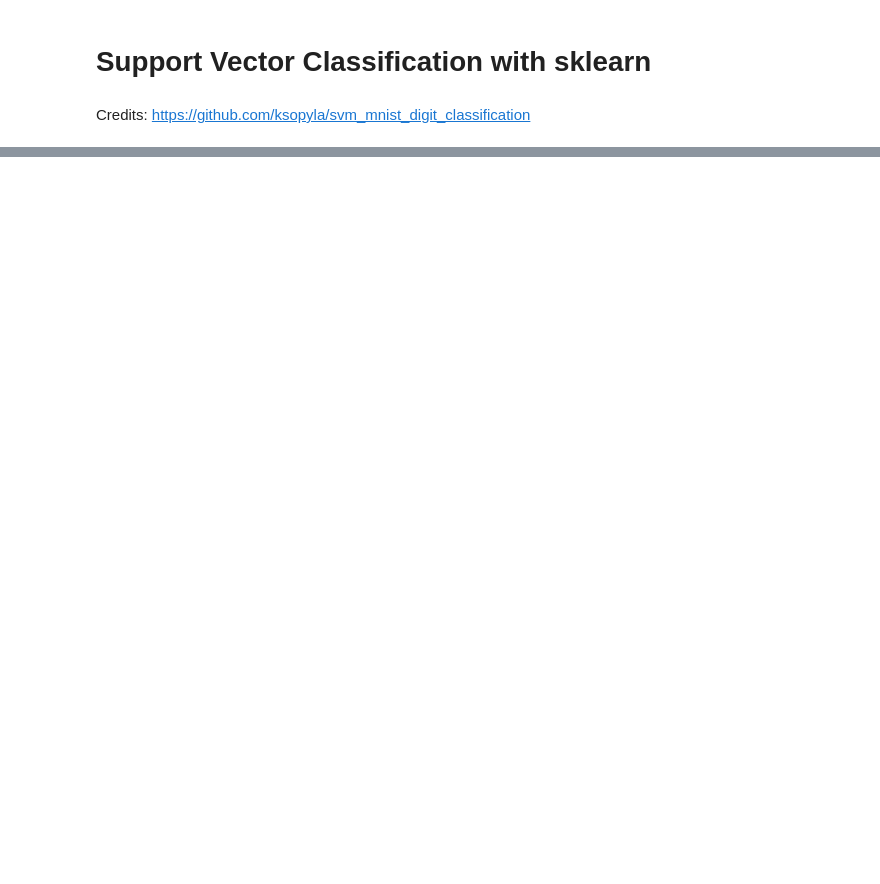
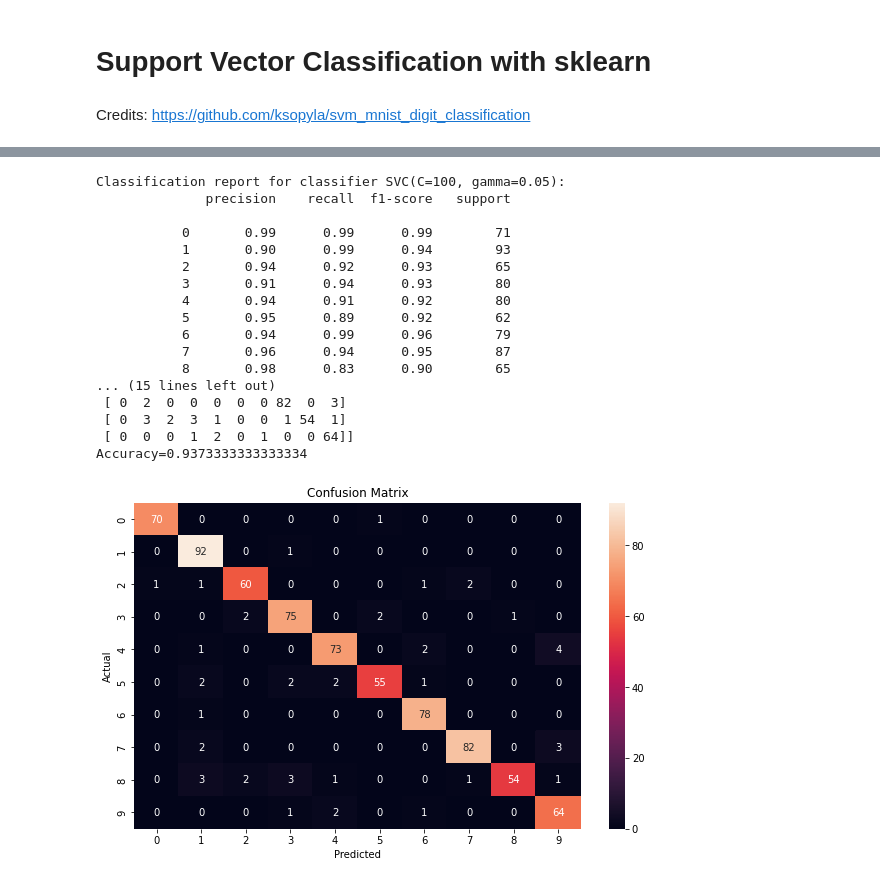
Before and after one commit to sariMerzel/mlcourse-1, a Jupyter notebook: Support_Vector_Machine_scikit_MNIST.ipynb, the cells around one changed output, grey strips where cells are left out. Saved outputs shown, nothing was run; the diff lists cells and outputs as text; code cells hidden in the pictures; blank space fills up the shorter version.

```diff
--- a/Support_Vector_Machine_scikit_MNIST.ipynb
+++ b/Support_Vector_Machine_scikit_MNIST.ipynb
@@ -122,0 +156,41 @@ Accuracy=0.9852380952380952
+# %%
+neigh = KNeighborsClassifier(n_neighbors=3)
+neigh.fit(X_train, y_train)
+
+predicted = neigh.predict(X_test)
+# print metrics
+print("Classification report for classifier %s:\n%s\n"
+      % (classifier, metrics.classification_report(expected, predicted)))
+
+cm = metrics.confusion_matrix(expected, predicted)
+print("Confusion matrix:\n%s" % cm)
+
+#plot_confusion_matrix(cm)
+
+print("Accuracy={}".format(metrics.accuracy_score(expected, predicted)))
+
+plt.subplots(figsize=(10, 6))
+sb.heatmap(cm, annot = True, fmt = 'g')
+plt.xlabel("Predicted")
+plt.ylabel("Actual")
+plt.title("Confusion Matrix")
+plt.show()
+# %% [output]
+Classification report for classifier SVC(C=100, gamma=0.05):
+              precision    recall  f1-score   support
+
+           0       0.99      0.99      0.99        71
+           1       0.90      0.99      0.94        93
+           2       0.94      0.92      0.93        65
+           3       0.91      0.94      0.93        80
+           4       0.94      0.91      0.92        80
+           5       0.95      0.89      0.92        62
+           6       0.94      0.99      0.96        79
+           7       0.96      0.94      0.95        87
+           8       0.98      0.83      0.90        65
+... (15 lines left out)
+ [ 0  2  0  0  0  0  0 82  0  3]
+ [ 0  3  2  3  1  0  0  1 54  1]
+ [ 0  0  0  1  2  0  1  0  0 64]]
+Accuracy=0.9373333333333334
+[figure, added]
```
Also changed, not shown: parts of 9 cells of this notebook.
